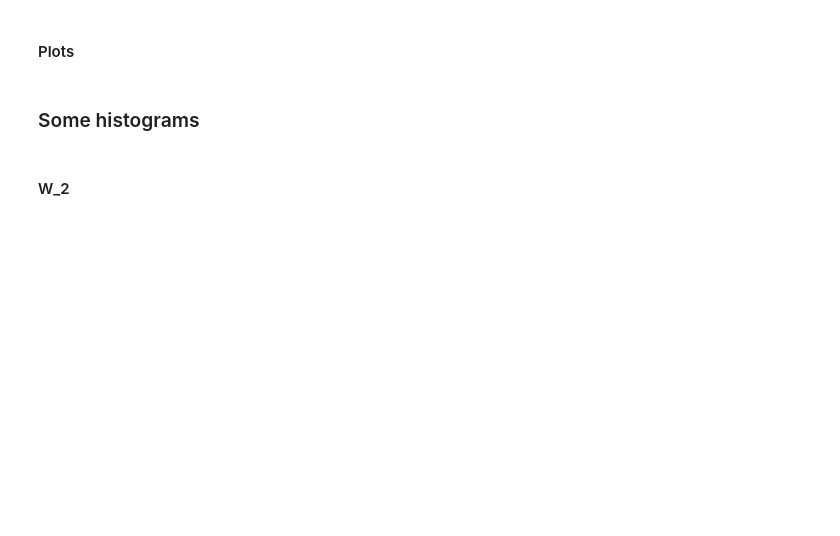
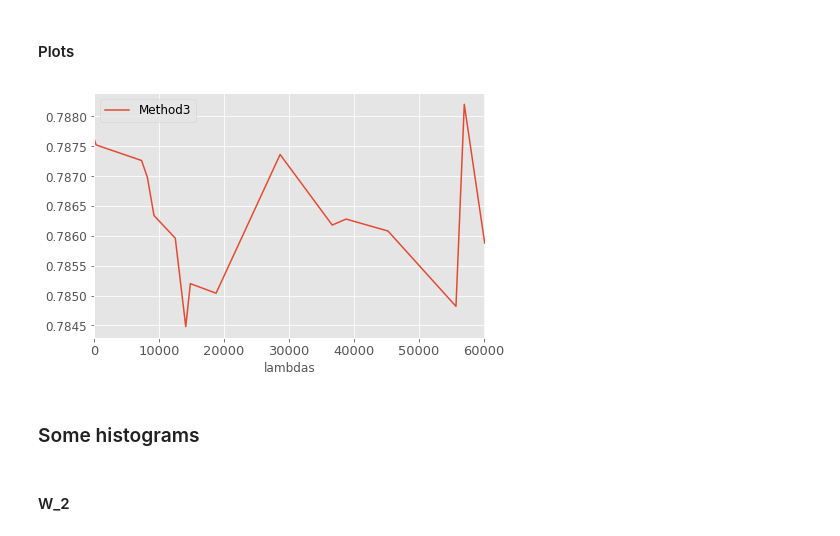
Before and after one commit to ruthvik92/SpykeFlow, a Jupyter notebook: notebooks/spike_mnist_ar1_adaptation.ipynb, the cells around one changed output. Cells and saved outputs as stored; diff of their text form; code cells hidden in the pictures; blank space fills up the shorter version.

```diff
--- a/notebooks/spike_mnist_ar1_adaptation.ipynb
+++ b/notebooks/spike_mnist_ar1_adaptation.ipynb
@@ -78,6 +78,7 @@ mpl.rcParams['legend.fontsize'] = 25
 # %% [markdown]
 ### Small
 # %%
+plt.style.use('ggplot')
 mpl.rcParams['figure.figsize'] = 3.75,3
 mpl.rcParams['axes.titlesize'] = 12
 mpl.rcParams['axes.labelsize'] = 12
@@ -268,7 +269,7 @@ with tf.name_scope('op_lyr_w_b'):
     w_3_update_op = w_3.assign(w_3_update_placeholder)
 
     b_3 = tf.Variable(tf.zeros([1,n_out]), name = 'b_3')
-
+    tf.summary.histogram('b_3', b_3)
     b_3_update_placeholder = tf.placeholder(b_3.dtype, shape=b_3.get_shape(),name='update_b3')
     b_3_update_op = b_3.assign(b_3_update_placeholder)
 
@@ -764,0 +785,4 @@ lmbdas = lmbdas.tolist()
+# %%
+acc_grouped_by_lmbda = final_test_acc.groupby('lambdas')
+mean_acc_grouped_by_lmbda = acc_grouped_by_lmbda.mean()
+display(mean_acc_grouped_by_lmbda)
@@ -772,3 +856,17 @@ plt.grid()
+# %%
+mpl.rcParams['figure.figsize'] = 7,4.5
+mpl.rcParams['axes.labelsize'] = 12
+mpl.rcParams['lines.linewidth'] = 1.5
+mpl.rcParams['lines.markersize'] = 8
+mpl.rcParams['xtick.labelsize'] = 13
+mpl.rcParams['ytick.labelsize'] = 12
+mpl.rcParams['legend.fontsize'] = 12
+
+mean_acc_grouped_by_lmbda.plot(y='Method3')
+plt.grid(b=True, which='both', color='w', linestyle='-', alpha=1.0)
+plt.show()
+# %% [output]
+[figure, added]
 # %% [markdown]
 ### Some histograms
 # %% [markdown]
```
Also changed, not shown: parts of 97 cells of this notebook, 1 other file.
